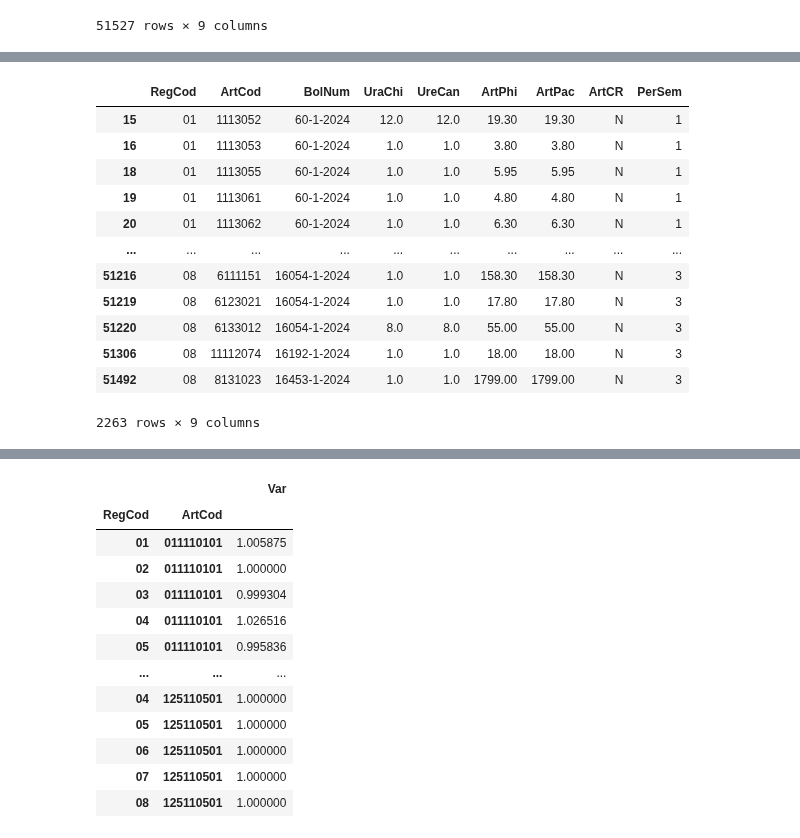
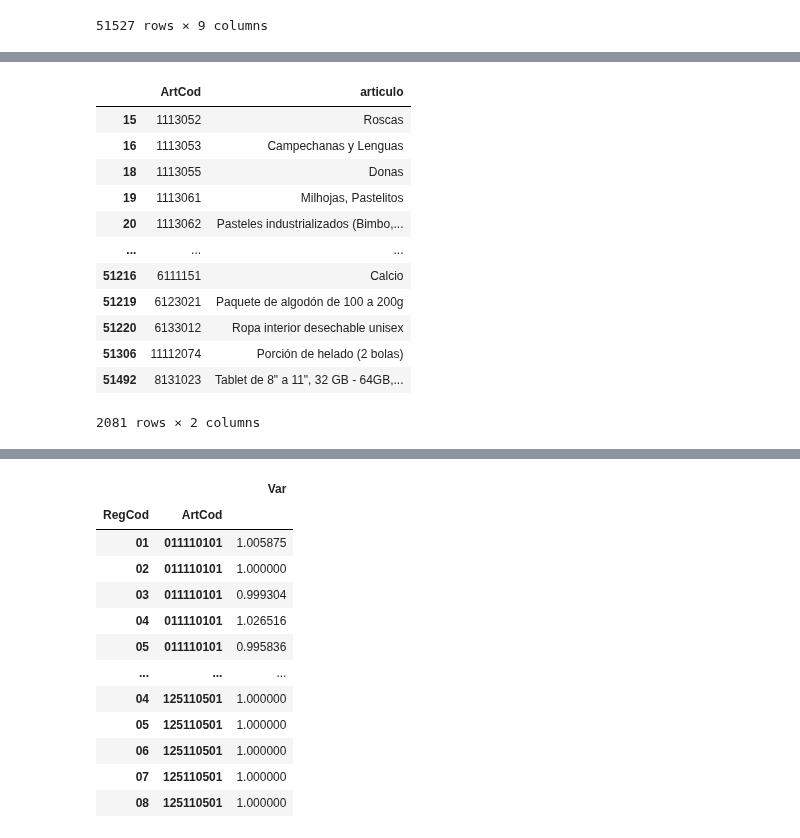
Before and after one commit to ShannonNCM/ComparacionCalculoIPC, a Jupyter notebook: IPC2024_base2010/ipc_2024.ipynb, the cells around one changed output, grey strips where cells are left out. Drawn from its saved outputs; the diff is of its cells as text; code cells hidden in the pictures.

```diff
--- a/IPC2024_base2010/ipc_2024.ipynb
+++ b/IPC2024_base2010/ipc_2024.ipynb
@@ -164,18 +164,21 @@ boletas
-# %%
-no_recod = boletas02[boletas02['ArtCod'].str.len() != 9]
-no_recod
-#no_recod.to_excel('norecod.xlsx')
-# %% [output]
-|  | RegCod | ArtCod | BolNum | UraChi | UreCan | ArtPhi | ArtPac | ArtCR | PerSem |
-| 15 | 01 | 1113052 | 60-1-2024 | 12.0 | 12.0 | 19.30 | 19.30 | N | 1 |
-| 16 | 01 | 1113053 | 60-1-2024 | 1.0 | 1.0 | 3.80 | 3.80 | N | 1 |
-| 18 | 01 | 1113055 | 60-1-2024 | 1.0 | 1.0 | 5.95 | 5.95 | N | 1 |
-| 19 | 01 | 1113061 | 60-1-2024 | 1.0 | 1.0 | 4.80 | 4.80 | N | 1 |
-| 20 | 01 | 1113062 | 60-1-2024 | 1.0 | 1.0 | 6.30 | 6.30 | N | 1 |
-| ... | ... | ... | ... | ... | ... | ... | ... | ... | ... |
-| 51216 | 08 | 6111151 | 16054-1-2024 | 1.0 | 1.0 | 158.30 | 158.30 | N | 3 |
-| 51219 | 08 | 6123021 | 16054-1-2024 | 1.0 | 1.0 | 17.80 | 17.80 | N | 3 |
-| 51220 | 08 | 6133012 | 16054-1-2024 | 8.0 | 8.0 | 55.00 | 55.00 | N | 3 |
-| 51306 | 08 | 11112074 | 16192-1-2024 | 1.0 | 1.0 | 18.00 | 18.00 | N | 3 |
-| 51492 | 08 | 8131023 | 16453-1-2024 | 1.0 | 1.0 | 1799.00 | 1799.00 | N | 3 |
-2263 rows × 9 columns
+# %%
+boletas03 = boletas01
+boletas03['codigo_articulo'] = boletas01['codigo_articulo'].replace(funciones.recodificacion) #esta parte hace la recodificacion con el diccionario de los codigos en el archivo funciones
+boletas03 = boletas03[['codigo_articulo', 'ine_poll_id', 'cantidad_anterior', 'cantidad_actual', 'precio_anterior', 'precio_actual', 'nt_tipo', 'decada']]
+boletas03 = boletas01[['codigo_articulo', 'articulo']].rename(columns={'codigo_articulo':'ArtCod'})
+no_recod = boletas03[boletas03['ArtCod'].str.len() != 9]
+no_recod
+# %% [output]
+|  | ArtCod | articulo |
+| 15 | 1113052 | Roscas |
+| 16 | 1113053 | Campechanas y Lenguas |
+| 18 | 1113055 | Donas |
+| 19 | 1113061 | Milhojas, Pastelitos |
+| 20 | 1113062 | Pasteles industrializados (Bimbo,... |
+| ... | ... | ... |
+| 51216 | 6111151 | Calcio |
+| 51219 | 6123021 | Paquete de algodón de 100 a 200g |
+| 51220 | 6133012 | Ropa interior desechable unisex |
+| 51306 | 11112074 | Porción de helado (2 bolas) |
+| 51492 | 8131023 | Tablet de 8" a 11", 32 GB - 64GB,... |
+2081 rows × 2 columns
```
Also changed, not shown: parts of 12 cells of this notebook, 5 other files.
